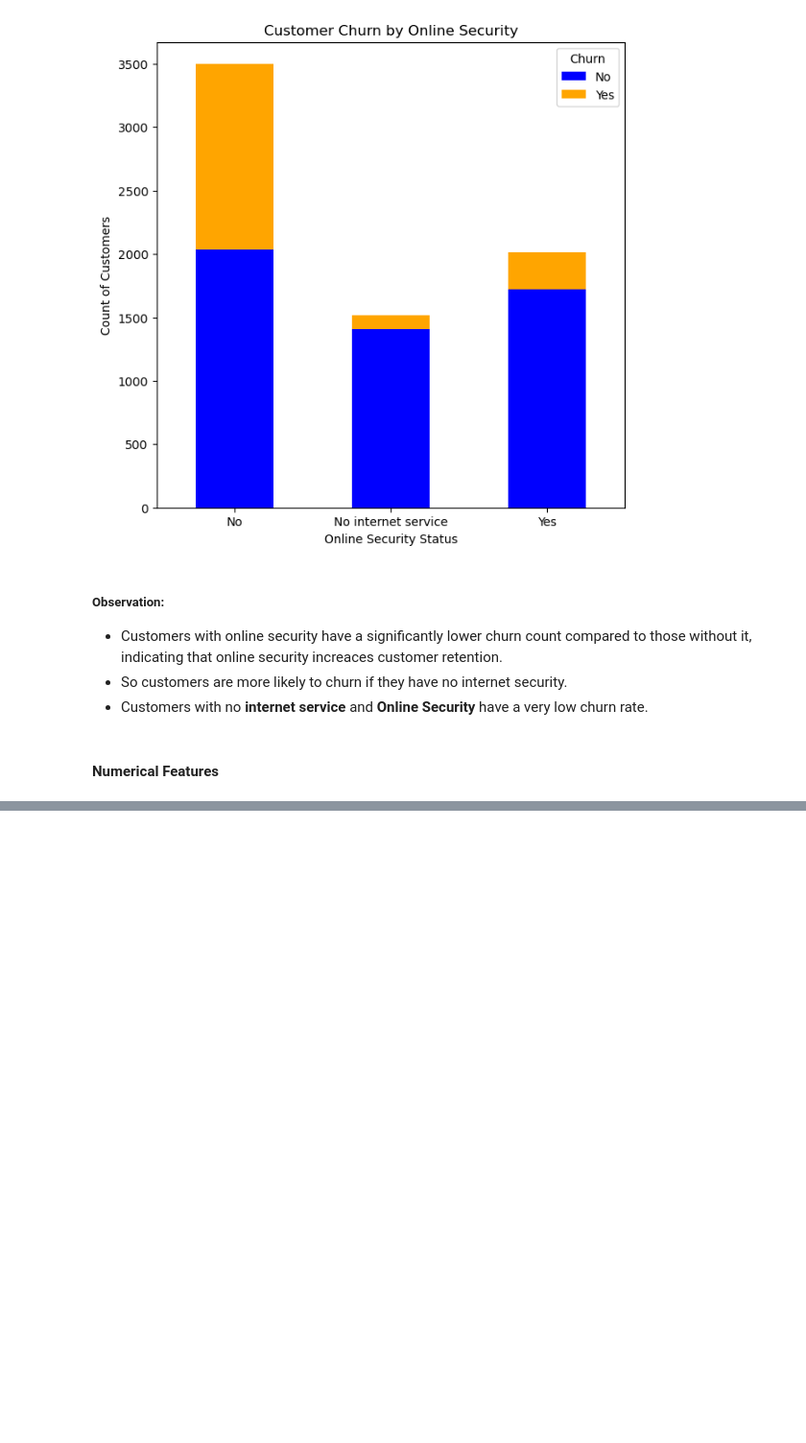
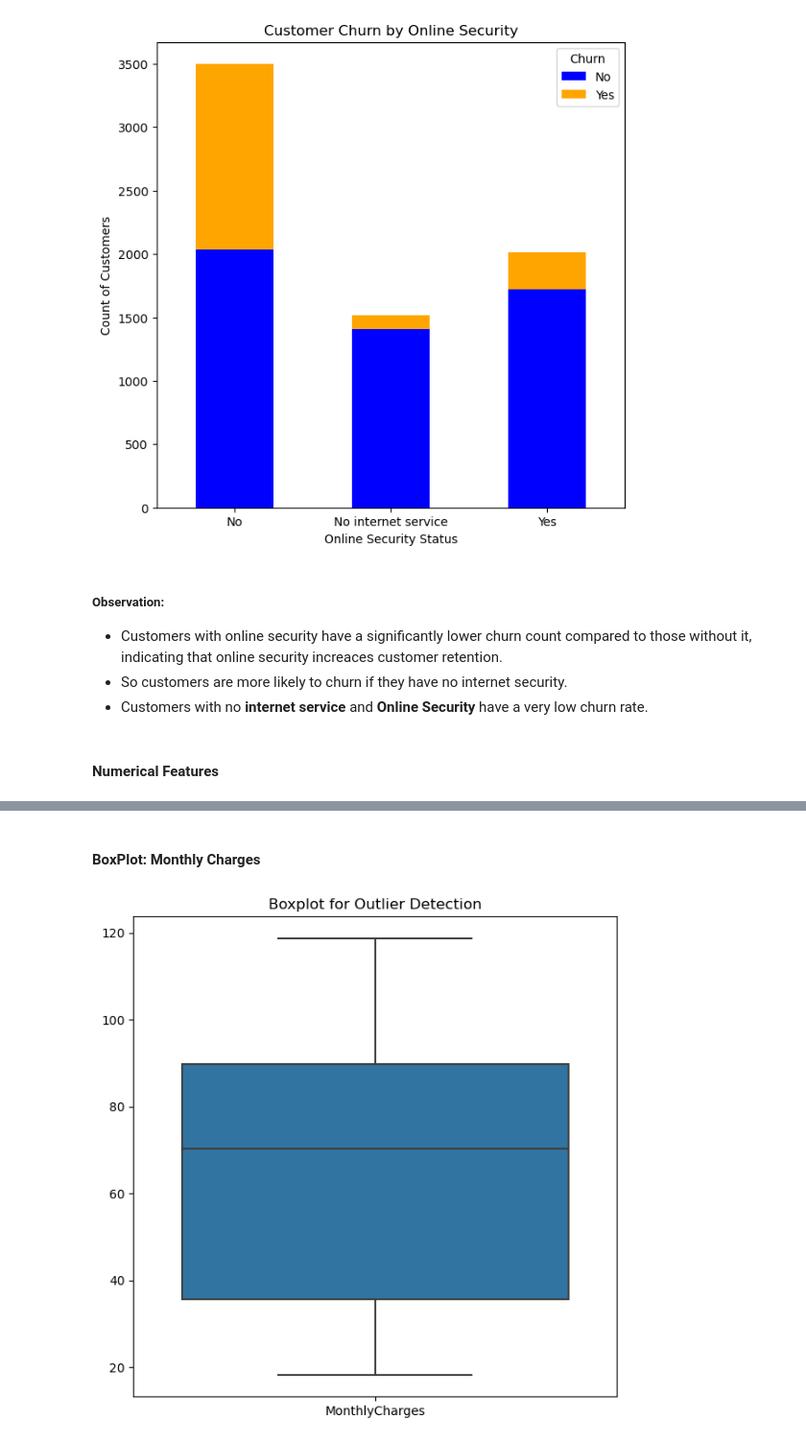
Before and after one commit to asaid03/churn-prediction, a Jupyter notebook: Telecom_Churn_EDA.ipynb, the cells around one changed output, grey strips where cells are left out. Shown: that part at 96% size. Saved outputs shown, nothing was run; the diff lists cells and outputs as text; code cells hidden in the pictures; blank space fills up the shorter version.

```diff
--- a/Telecom_Churn_EDA.ipynb
+++ b/Telecom_Churn_EDA.ipynb
@@ -469,0 +486,9 @@ Yes                  1720   295
+# %% [markdown]
+#### BoxPlot: Monthly Charges
+# %%
+plt.figure(figsize=(7, 7))
+sns.boxplot(data=churn_data[['MonthlyCharges']])
+plt.title('Boxplot for Outlier Detection')
+plt.show()
+# %% [output]
+[figure, added]
```
Also changed, not shown: parts of 7 cells of this notebook.
